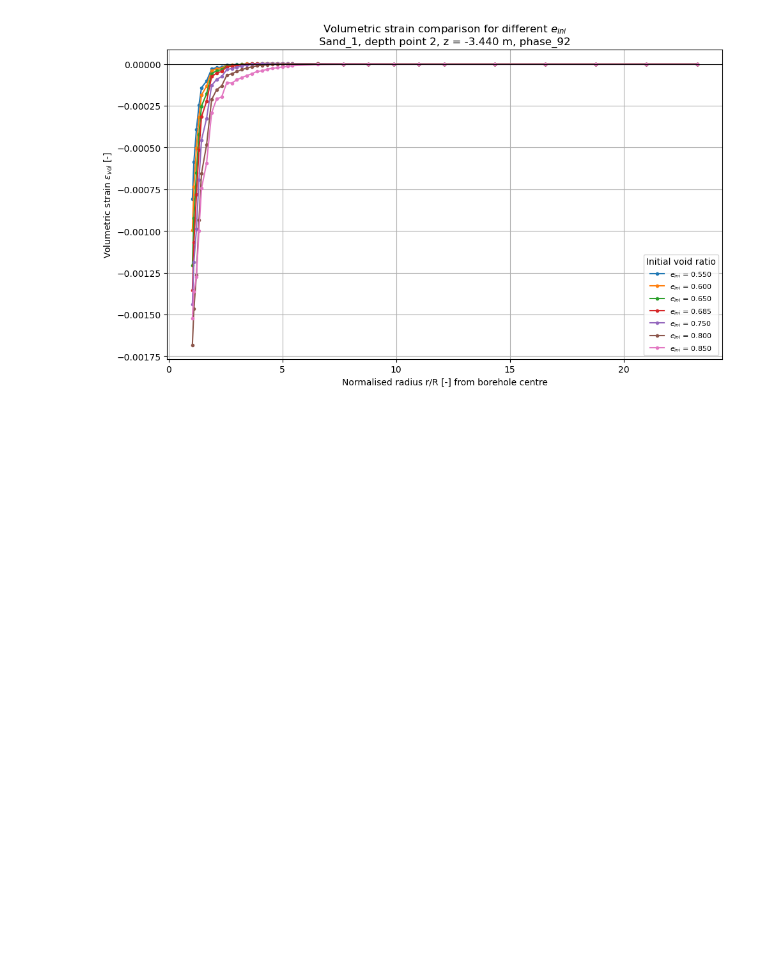
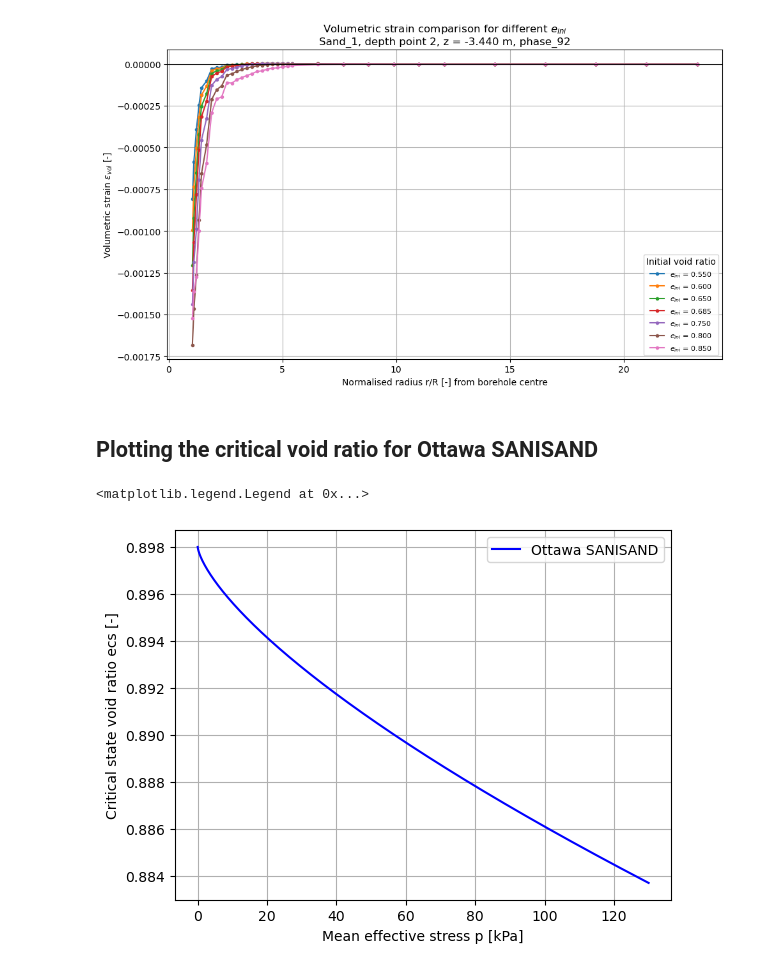
Before and after one commit to AJGoest/CPT_Analysis, a Jupyter notebook: Z_analysing_PlAXIS_results/PLAXIS_compare_tool.ipynb, the cells around one changed output. Cells and saved outputs as stored; diff of their text form; code cells hidden in the pictures; blank space fills up the shorter version.

```diff
--- a/Z_analysing_PlAXIS_results/PLAXIS_compare_tool.ipynb
+++ b/Z_analysing_PlAXIS_results/PLAXIS_compare_tool.ipynb
@@ -828,5 +828,23 @@ Plotting selection:
   z           : -3.440 m
   x-axis      : r_over_R
 [figure]
+# %% [markdown]
+## Plotting the critical void ratio for Ottawa SANISAND
 # %%
-3
+# Ottawa SANISAND parameters
+e0 = 0.898
+lamb = 0.012 # lambda
+Patm = 101.3 # kPa
+P = np.linspace(0, 130, 10000)
+xi = 0.7
+
+ecs = e0 - lamb *(P / Patm) ** xi
+
+plt.plot(P, ecs, label="Ottawa SANISAND", color="blue")
+plt.xlabel("Mean effective stress p [kPa]")
+plt.ylabel("Critical state void ratio ecs [-]")
+plt.grid()
+plt.legend()
+# %% [output]
+<matplotlib.legend.Legend at 0x...>
+[figure, added]
```
Also changed, not shown: parts of 1 cell of this notebook, 15 other files.
